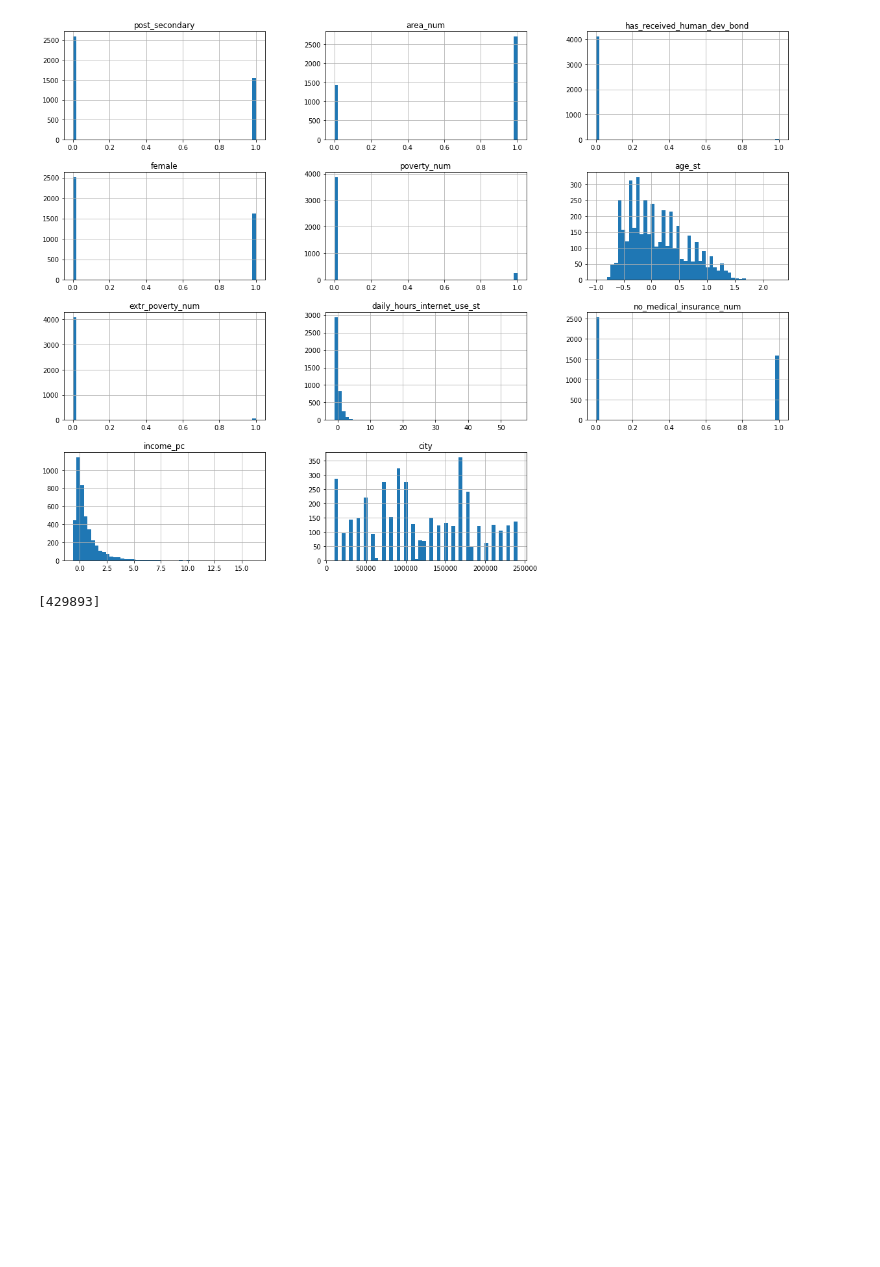
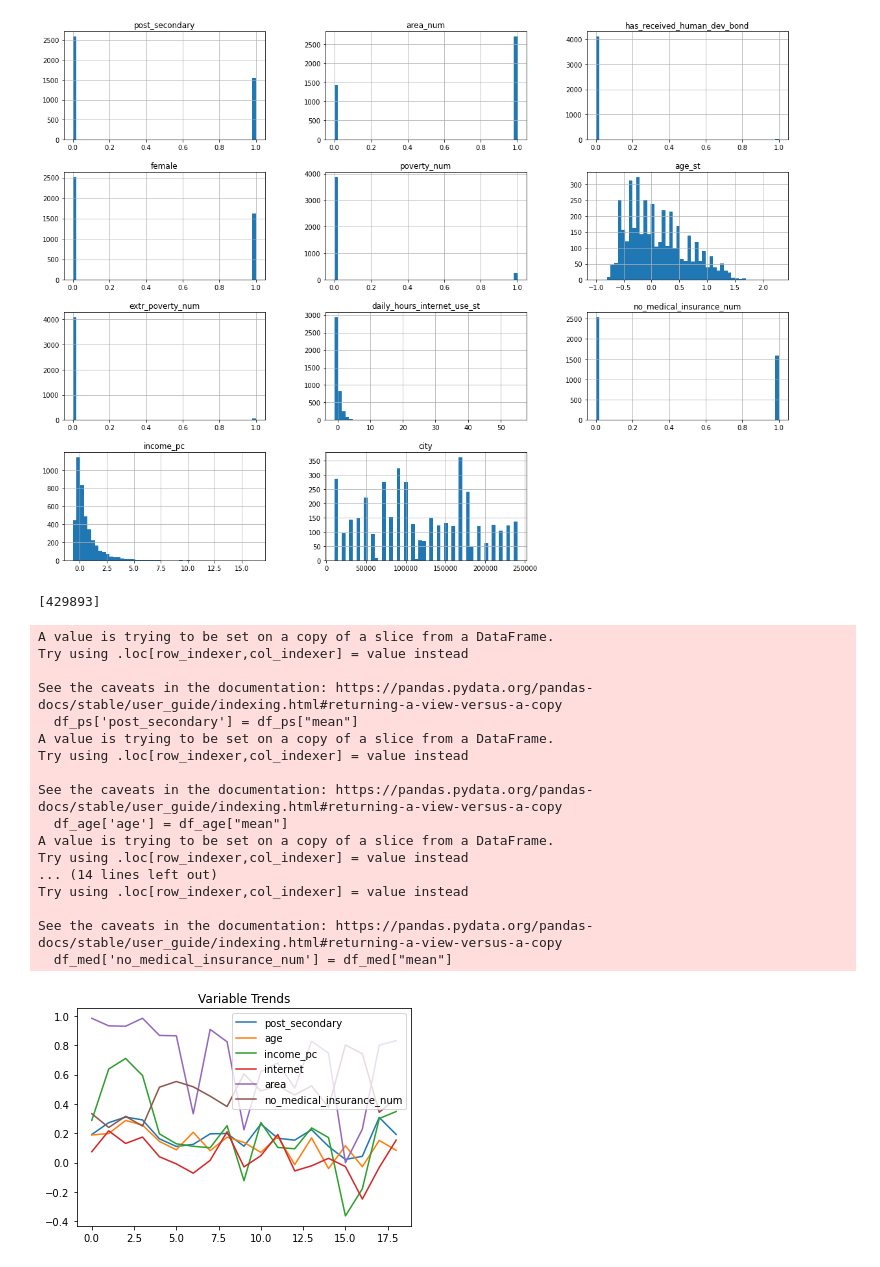
Before and after one commit to sipheleledanisa/comp-social-science, a Jupyter notebook: functioning script.ipynb, the cells around one changed output. Saved outputs shown, nothing was run; the diff lists cells and outputs as text; code cells hidden in the pictures; blank space fills up the shorter version.

Commit message:
trends for new code

```diff
--- a/functioning script.ipynb
+++ b/functioning script.ipynb
@@ -388,7 +388,7 @@ See the caveats in the documentation: https://pandas.pydata.org/pandas-docs/stab
 ## Non binary trends' plots
 df_count=df_inc['count']
 sort_count= pd.concat([df_count,df_ps['post_secondary'],df_age['age'],df_inc['income_pc'],df_int['internet']],axis=1)
-sort_count=sort_count.sort_values('count',ascending=True)
+sort_count=sort_count.sort_values('count',ascending=False)
 sort_count=sort_count[sort_count['count']>250]
 for column in sort_count:
     if not column=='count':
@@ -419,7 +419,7 @@ df_med['no_medical_insurance_num'] = df_med["mean"]
 ## Non binary
 df_count=df_inc['count']
 sort_count= pd.concat([df_count,df_ps['post_secondary'],df_age['age'],df_inc['income_pc'],df_int['internet'], df_area['area'],df_med['no_medical_insurance_num']],axis=1)
-sort_count=sort_count.sort_values('count',ascending=True)
+sort_count=sort_count.sort_values('count',ascending=False)
 sort_count=sort_count[sort_count['count']>400]
 for column in sort_count:
     if not column=='count':
@@ -593,5 +593,69 @@ for idx in range(len(list(set_that_mod_soc_improves))):
 overlap
 # %% [output]
 [429893]
+# %%
+##Plots for all trends presumed to be interested/informative.
+data_filtered=datam1_filter
+## Post secondary variable with city
+
+df=data_filtered.groupby("city").describe()
+
+## We then compute the correlation between post secondary success and internet usage on a city level
+
+## We construct a DF with internet usage, post secondary details and city, the group by city
+
+
+## We then compute the correlation between post secondary success and internet usage on a city level
+df_ps = df["post_secondary"]
+df_ps['post_secondary'] = df_ps["mean"]
+df_age = df["age_st"]
+df_age['age'] = df_age["mean"]
+
+
+df_int = df["daily_hours_internet_use_st"]
+df_int['internet'] = df_int["mean"]
+
+
+df_inc = df["income_pc"]
+df_inc['income_pc'] = df_inc["mean"]
+
+
+df_area = df["area_num"]
+df_area['area'] = df_area["mean"]
+
+df_med = df['no_medical_insurance_num']
+df_med['no_medical_insurance_num'] = df_med["mean"]
+
+## Non binary
+df_count=df_inc['count']
+sort_count= pd.concat([df_count,df_ps['post_secondary'],df_age['age'],df_inc['income_pc'],df_int['internet'], df_area['area'],df_med['no_medical_insurance_num']],axis=1)
+sort_count=sort_count.sort_values('count',ascending=False)
+sort_count=sort_count[sort_count['count']>500]
+for column in sort_count:
+    if not column=='count':
+        plt.plot(sort_count[column].values,label=column)
+plt.legend()
+plt.title('Variable Trends')
+plt.savefig('trends_area_wf_med.png')
+plt.show()
+# %% [output]
+A value is trying to be set on a copy of a slice from a DataFrame.
+Try using .loc[row_indexer,col_indexer] = value instead
+
+See the caveats in the documentation: https://pandas.pydata.org/pandas-docs/stable/user_guide/indexing.html#returning-a-view-versus-a-copy
+  df_ps['post_secondary'] = df_ps["mean"]
+A value is trying to be set on a copy of a slice from a DataFrame.
+Try using .loc[row_indexer,col_indexer] = value instead
+
+See the caveats in the documentation: https://pandas.pydata.org/pandas-docs/stable/user_guide/indexing.html#returning-a-view-versus-a-copy
+  df_age['age'] = df_age["mean"]
+A value is trying to be set on a copy of a slice from a DataFrame.
+Try using .loc[row_indexer,col_indexer] = value instead
+... (14 lines left out)
+Try using .loc[row_indexer,col_indexer] = value instead
+
+See the caveats in the documentation: https://pandas.pydata.org/pandas-docs/stable/user_guide/indexing.html#returning-a-view-versus-a-copy
+  df_med['no_medical_insurance_num'] = df_med["mean"]
+[figure, added]
 # %%
 # %% [output]
```
Also changed, not shown: parts of 2 cells of this notebook.
